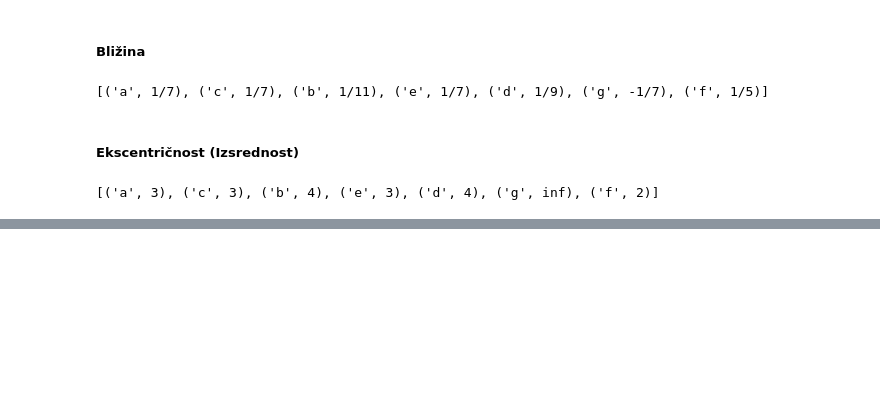
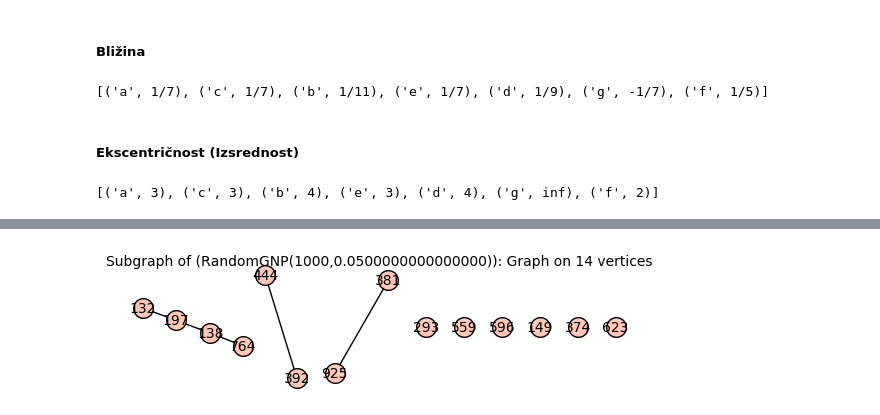
Before and after one commit to nejclu/Eccentricity-Closeness-BetweennessCentrality, a Jupyter notebook: projekt.ipynb, the cells around one changed output, grey strips where cells are left out. Cells and saved outputs as stored; diff of their text form; code cells hidden in the pictures; blank space fills up the shorter version.

```diff
--- a/projekt.ipynb
+++ b/projekt.ipynb
@@ -205,0 +306,3 @@ ekscentricnost(graph)
+# %%
+G = graphs.RandomGNP(1000, 0.05)
+#G.show()
@@ -205,0 +330,4 @@ ekscentricnost(graph)
+# %%
+G.random_subgraph(0.01)
+# %% [output]
+[figure, added]
```
Also changed, not shown: parts of 8 cells of this notebook.
